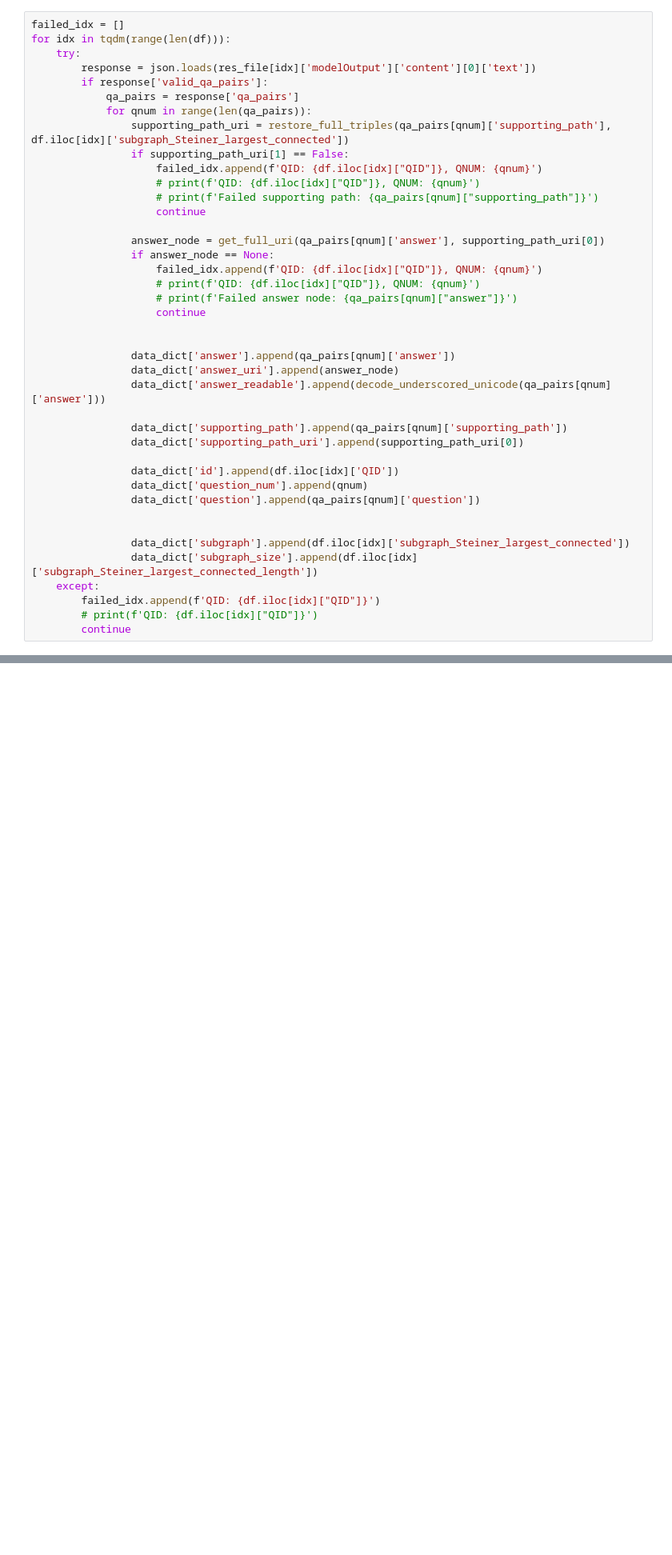
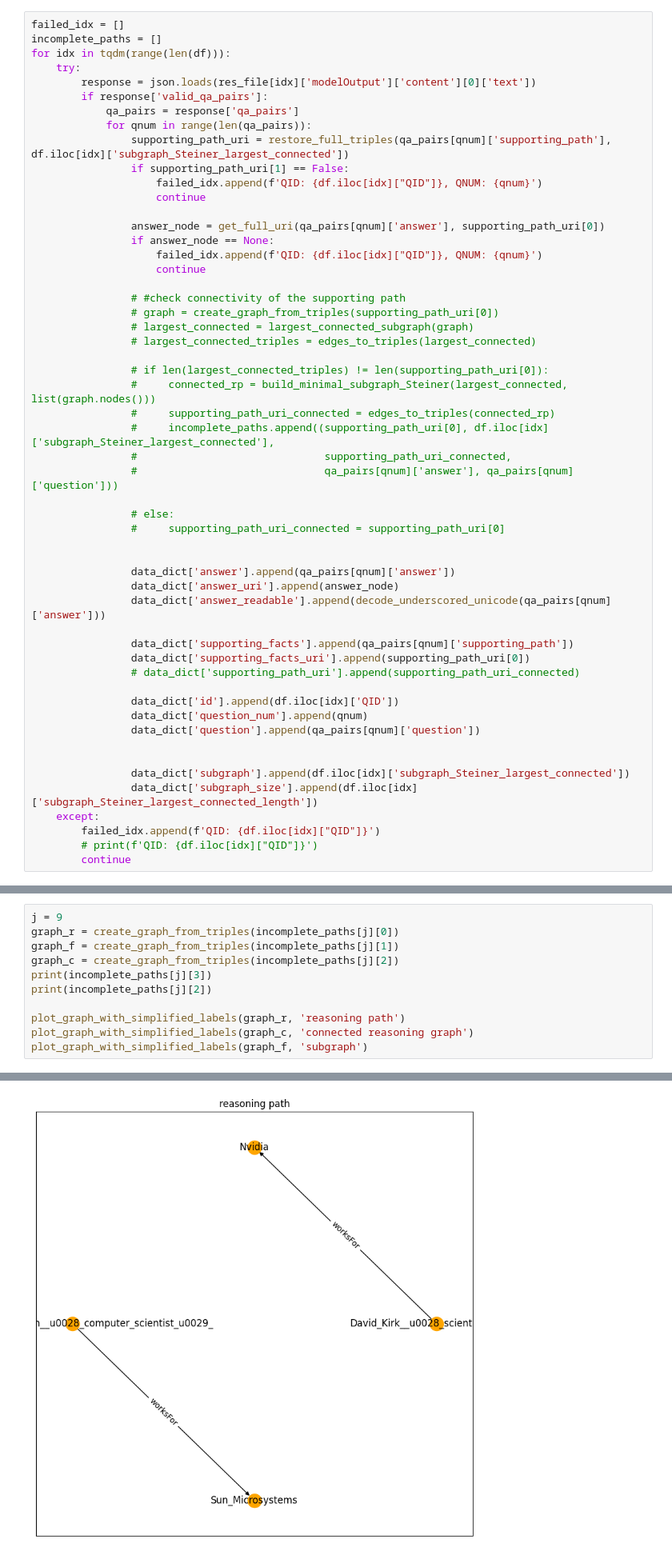
Before and after one commit to PreetamDammu/ClaimBenchKG, a Jupyter notebook: yago/file_handling_code.ipynb, the cells around one changed output, grey strips where cells are left out. Shown at 80% size. Saved outputs shown, nothing was run; the diff lists cells and outputs as text; blank space fills up the shorter version.

```diff
--- a/yago/file_handling_code.ipynb
+++ b/yago/file_handling_code.ipynb
@@ -42,6 +45,7 @@ data_dict = {
     'subgraph_size':[]}
 # %%
 failed_idx = []
+incomplete_paths = []
 for idx in tqdm(range(len(df))):
     try:
         response = json.loads(res_file[idx]['modelOutput']['content'][0]['text'])
@@ -51,24 +55,36 @@ for idx in tqdm(range(len(df))):
                 supporting_path_uri = restore_full_triples(qa_pairs[qnum]['supporting_path'], df.iloc[idx]['subgraph_Steiner_largest_connected'])
                 if supporting_path_uri[1] == False:
                     failed_idx.append(f'QID: {df.iloc[idx]["QID"]}, QNUM: {qnum}')
-                    # print(f'QID: {df.iloc[idx]["QID"]}, QNUM: {qnum}')
-                    # print(f'Failed supporting path: {qa_pairs[qnum]["supporting_path"]}')
                     continue
 
                 answer_node = get_full_uri(qa_pairs[qnum]['answer'], supporting_path_uri[0])
                 if answer_node == None:
                     failed_idx.append(f'QID: {df.iloc[idx]["QID"]}, QNUM: {qnum}')
-                    # print(f'QID: {df.iloc[idx]["QID"]}, QNUM: {qnum}')
-                    # print(f'Failed answer node: {qa_pairs[qnum]["answer"]}')
                     continue
+
+                # #check connectivity of the supporting path
+                # graph = create_graph_from_triples(supporting_path_uri[0])
+                # largest_connected = largest_connected_subgraph(graph)
+                # largest_connected_triples = edges_to_triples(largest_connected)
+
+                # if len(largest_connected_triples) != len(supporting_path_uri[0]):
+                #     connected_rp = build_minimal_subgraph_Steiner(largest_connected, list(graph.nodes()))
+                #     supporting_path_uri_connected = edges_to_triples(connected_rp)
+                #     incomplete_paths.append((supporting_path_uri[0], df.iloc[idx]['subgraph_Steiner_largest_connected'],
+                #                              supporting_path_uri_connected,
+                #                              qa_pairs[qnum]['answer'], qa_pairs[qnum]['question']))
+
+                # else:
+                #     supporting_path_uri_connected = supporting_path_uri[0]
 
 
                 data_dict['answer'].append(qa_pairs[qnum]['answer'])
                 data_dict['answer_uri'].append(answer_node)
                 data_dict['answer_readable'].append(decode_underscored_unicode(qa_pairs[qnum]['answer']))
 
-                data_dict['supporting_path'].append(qa_pairs[qnum]['supporting_path'])
-                data_dict['supporting_path_uri'].append(supporting_path_uri[0])
+                data_dict['supporting_facts'].append(qa_pairs[qnum]['supporting_path'])
+                data_dict['supporting_facts_uri'].append(supporting_path_uri[0])
+                # data_dict['supporting_path_uri'].append(supporting_path_uri_connected)
 
                 data_dict['id'].append(df.iloc[idx]['QID'])
                 data_dict['question_num'].append(qnum)
@@ -89,0 +124,12 @@ df_n = pd.DataFrame(data_dict)
+# %%
+j = 9
+graph_r = create_graph_from_triples(incomplete_paths[j][0])
+graph_f = create_graph_from_triples(incomplete_paths[j][1])
+graph_c = create_graph_from_triples(incomplete_paths[j][2])
+print(incomplete_paths[j][3])
+print(incomplete_paths[j][2])
+
+plot_graph_with_simplified_labels(graph_r, 'reasoning path')
+plot_graph_with_simplified_labels(graph_c, 'connected reasoning graph')
+plot_graph_with_simplified_labels(graph_f, 'subgraph')
+# %% [output]
@@ -89,0 +138 @@ df_n = pd.DataFrame(data_dict)
+[figure, added]
```
Also changed, not shown: parts of 18 cells of this notebook, 5 other files.
